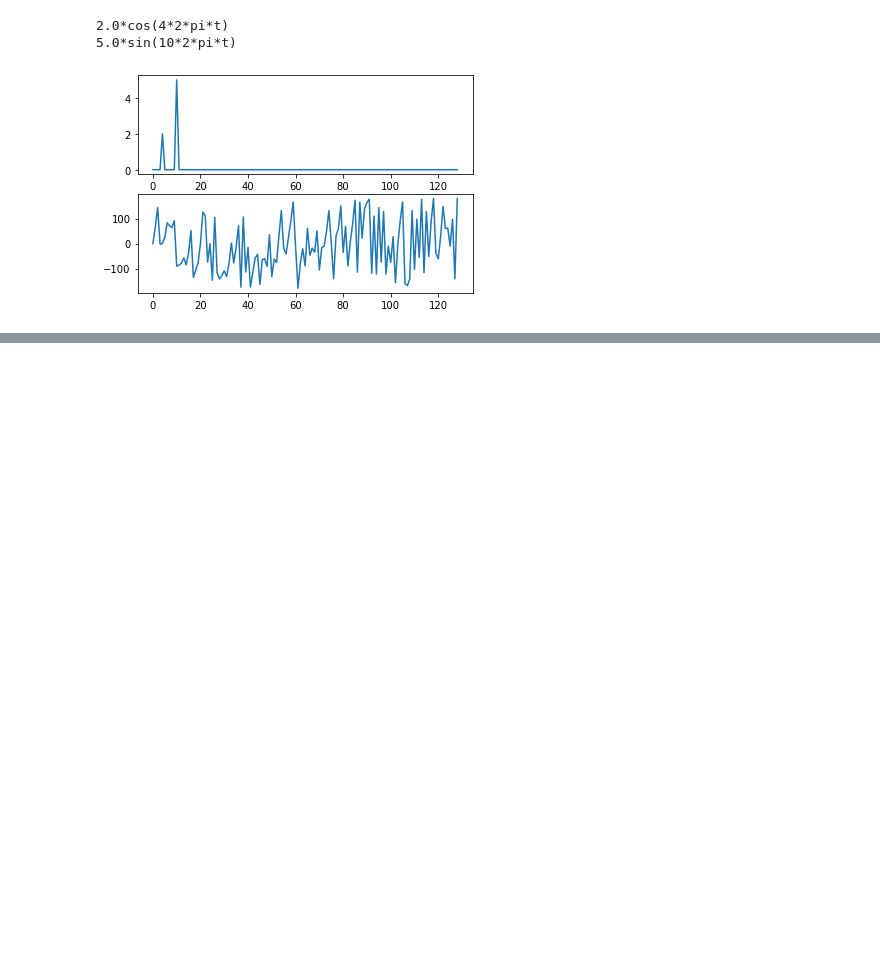
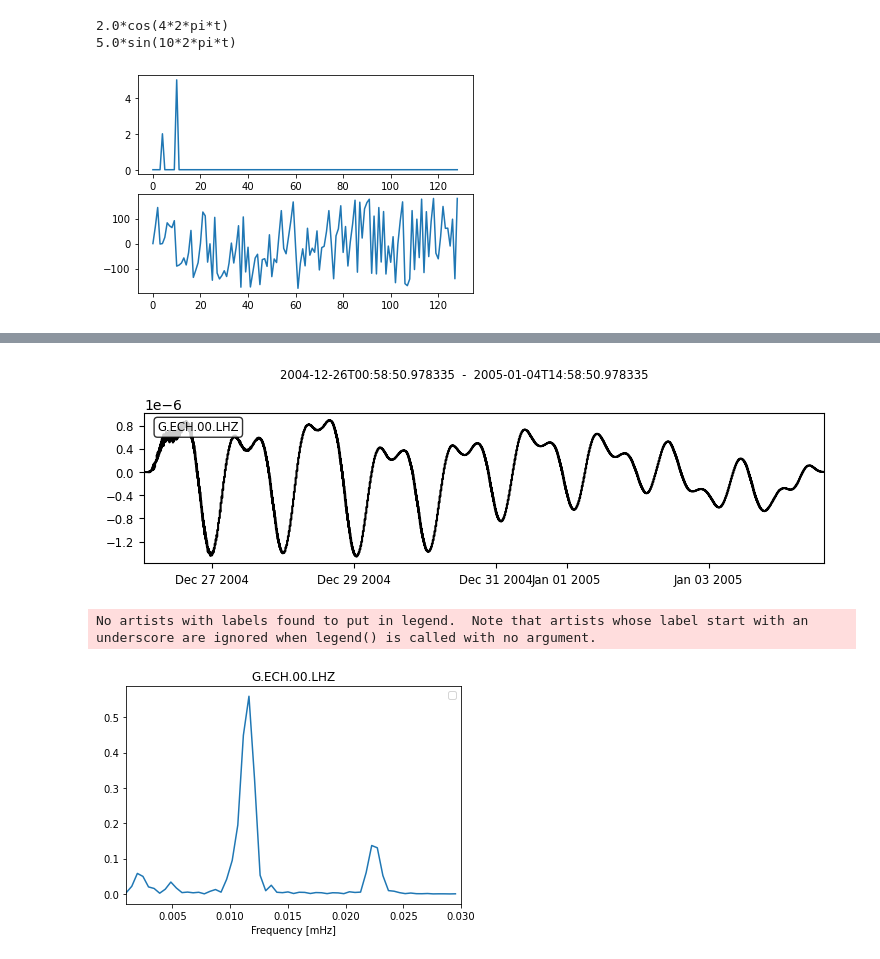
Before and after one commit to globalseismology/avni-courses.solid-earth-fundamentals, a Jupyter notebook: PS_5_Seismology_Isostasy/Seismology_Isostasy.ipynb, the cells around one changed output, grey strips where cells are left out. Cells and saved outputs as stored; diff of their text form; code cells hidden in the pictures; blank space fills up the shorter version.

```diff
--- a/PS_5_Seismology_Isostasy/Seismology_Isostasy.ipynb
+++ b/PS_5_Seismology_Isostasy/Seismology_Isostasy.ipynb
@@ -208,0 +288,31 @@ plt.show()
+# %%
+# LOOK AT TIDES
+fmin = 0.001*1E-3
+fmax = 0.03*1E-3
+
+pre_filt=[1e-6,2e-6,3e-3,4e-3]
+st2 = st.copy().slice(endtime=st[0].stats.starttime + 3600*nhours).remove_response(inventory=inv,
+                      output="ACC",pre_filt=pre_filt).rotate(method="NE->RT",
+                      inventory=inv,back_azimuth=back_az).taper(0.05)
+tr = st2.select(component="Z")[0]
+tr.plot()
+
+N = 60 # frequency resolution
+df = (fmax - fmin) / N
+
+# Faster
+time = np.linspace(start=0,stop=tr.stats.endtime-tr.stats.starttime,num=tr.stats.npts,endpoint=True)
+model = LombScargleFast().fit(time, tr.data)
+power = model.score_frequency_grid(fmin, df, N)
+freqs = fmin + df * np.arange(N)
+
+plt.plot(freqs*1000, power)
+plt.xlim(fmin*1000, fmax*1000)
+plt.legend()
+plt.xlabel("Frequency [mHz]")
+plt.title(tr.id)
+plt.show()
+# %% [output]
+[figure, added]
+No artists with labels found to put in legend.  Note that artists whose label start with an underscore are ignored when legend() is called with no argument.
+[figure, added]
```
Also changed, not shown: parts of 4 cells of this notebook, 6 other files.
